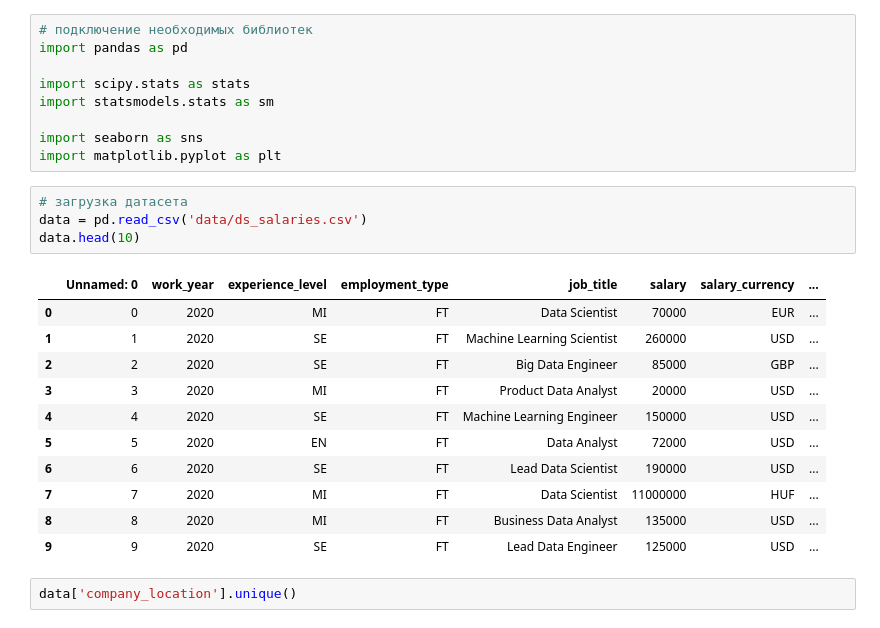
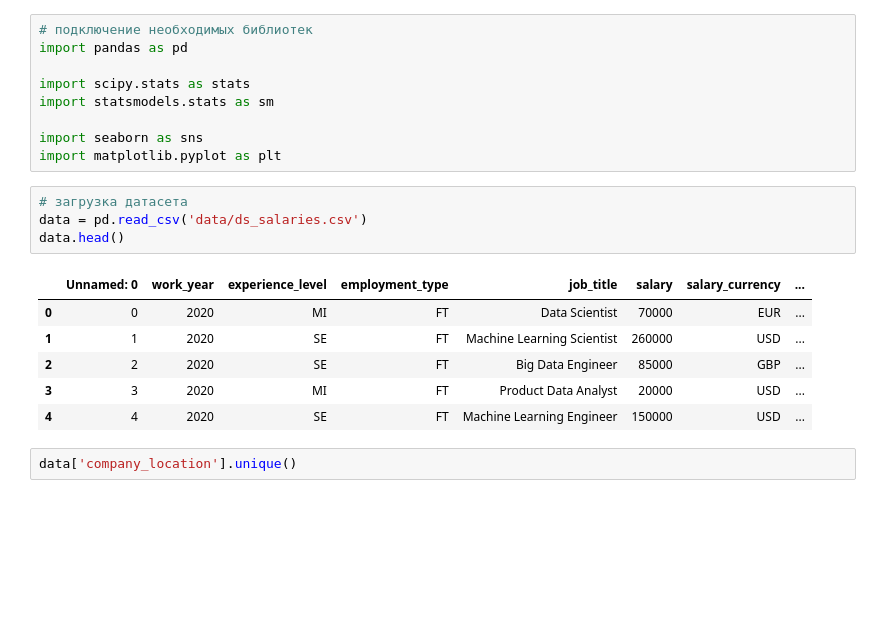
Before and after one commit to feydh/hr-agency-data-research, a Jupyter notebook: project_salaries.ipynb, the cells around one changed output. Cells and saved outputs as stored; diff of their text form; blank space fills up the shorter version.

```diff
--- a/project_salaries.ipynb
+++ b/project_salaries.ipynb
@@ -29,19 +29,14 @@ import matplotlib.pyplot as plt
 # %%
 # загрузка датасета
 data = pd.read_csv('data/ds_salaries.csv')
-data.head(10)
+data.head()
 # %% [output]
 |  | Unnamed: 0 | work_year | experience_level | employment_type | job_title | salary | salary_currency | ... |
 | 0 | 0 | 2020 | MI | FT | Data Scientist | 70000 | EUR | ... |
 | 1 | 1 | 2020 | SE | FT | Machine Learning Scientist | 260000 | USD | ... |
 | 2 | 2 | 2020 | SE | FT | Big Data Engineer | 85000 | GBP | ... |
 | 3 | 3 | 2020 | MI | FT | Product Data Analyst | 20000 | USD | ... |
 | 4 | 4 | 2020 | SE | FT | Machine Learning Engineer | 150000 | USD | ... |
-| 5 | 5 | 2020 | EN | FT | Data Analyst | 72000 | USD | ... |
-| 6 | 6 | 2020 | SE | FT | Lead Data Scientist | 190000 | USD | ... |
-| 7 | 7 | 2020 | MI | FT | Data Scientist | 11000000 | HUF | ... |
-| 8 | 8 | 2020 | MI | FT | Business Data Analyst | 135000 | USD | ... |
-| 9 | 9 | 2020 | SE | FT | Lead Data Engineer | 125000 | USD | ... |
 # %%
 data['company_location'].unique()
 # %% [output]
```
Also changed, not shown: 1 other file.
